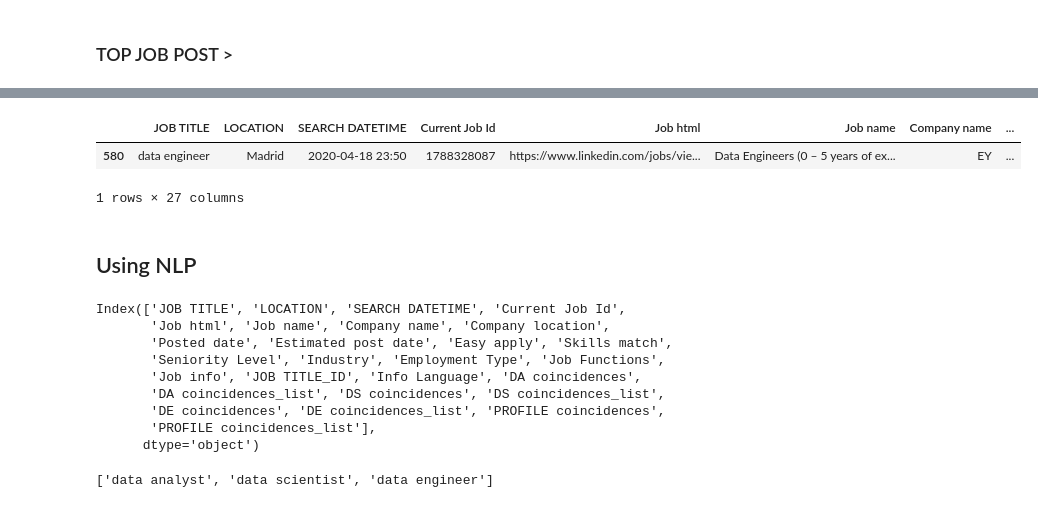
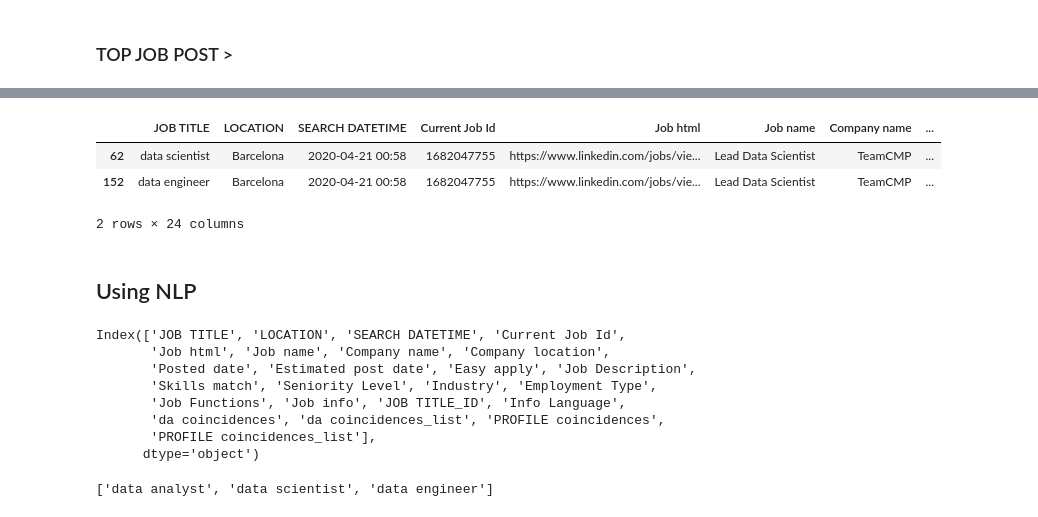
Before and after one commit to CristopherRL/Ironhack-Final_Project-Optimized_Job_Search_project, a Jupyter notebook: notebooks/2. Analyze.ipynb, the cells around one changed output, grey strips where cells are left out. Drawn from its saved outputs; the diff is of its cells as text; code cells hidden in the pictures.

```diff
--- a/notebooks/2. Analyze.ipynb
+++ b/notebooks/2. Analyze.ipynb
@@ -112,14 +123,16 @@ df_profile
 # %% [markdown]
 #### > JOBS:
 # %%
+
+#f'../data/raw/df_jobs_Madrid_2020-04-18 23.50.csv',
 #f'..\\data\\raw\\df_jobs_Madrid_2020-04-18 23.50.csv'
 if platform.system() == 'Linux':
-    df_jobs_raw = pd.read_csv(f'../data/raw/df_jobs_Madrid_2020-04-18 23.50.csv',
+    df_jobs_raw = pd.read_csv(f'../data/raw/df_jobs_Barcelona_2020-04-21 00.58.csv',
                               sep = ';',
                               encoding= 'utf8',
                   )
 elif platform.system() == 'Windows':
-    df_jobs_raw = pd.read_csv(f'..\\data\\raw\\df_jobs_Madrid_2020-04-18 23.50.csv',
+    df_jobs_raw = pd.read_csv(f'..\\data\\raw\\df_jobs_Barcelona_2020-04-21 00.58.csv',
                               sep = ';',
                               encoding= 'utf8',
                   )
@@ -349,18 +329,24 @@ DA_list
+# %%
+jobs_list = list(df_jobs['JOB TITLE'].unique()) #only jobs that searcht has been taken
 # %%
-df_jobs['DA coincidences'] = \
-df_jobs['Job info'].apply(lambda x: coincidencias(DA_list,clean_text(x)))
-df_jobs['DA coincidences_list'] = \
-df_jobs['Job info'].apply(lambda x: list_coincidencias(DA_list,clean_text(x)))
 
-df_jobs['DS coincidences'] = \
-df_jobs['Job info'].apply(lambda x: coincidencias(DS_list,clean_text(x)))
-df_jobs['DS coincidences_list'] = \
-df_jobs['Job info'].apply(lambda x: list_coincidencias(DS_list,clean_text(x)))
+for j in jobs_list:
+    skills_list = dic_key_words.get(j) #dictionary
 
-df_jobs['DE coincidences'] = \
-df_jobs['Job info'].apply(lambda x: coincidencias(DE_list,clean_text(x)))
-df_jobs['DE coincidences_list'] = \
-df_jobs['Job info'].apply(lambda x: list_coincidencias(DE_list,clean_text(x)))
+    df_jobs[f'{j[0:2]} coincidences'] = \
+    df_jobs['Job info'].apply(lambda x: coincidencias(skills_list,clean_text(x)))
+    df_jobs[f'{j[0:2]} coincidences_list'] = \
+    df_jobs['Job info'].apply(lambda x: list_coincidencias(skills_list,clean_text(x)))
+
+#     df_jobs['DS coincidences'] = \
+#     df_jobs['Job info'].apply(lambda x: coincidencias(DS_list,clean_text(x)))
+#     df_jobs['DS coincidences_list'] = \
+#     df_jobs['Job info'].apply(lambda x: list_coincidencias(DS_list,clean_text(x)))
+
+#     df_jobs['DE coincidences'] = \
+#     df_jobs['Job info'].apply(lambda x: coincidencias(DE_list,clean_text(x)))
+#     df_jobs['DE coincidences_list'] = \
+#     df_jobs['Job info'].apply(lambda x: list_coincidencias(DE_list,clean_text(x)))
 # %% [markdown]
 #### profile >
 # %%
@@ -446,9 +423,10 @@ df_jobs.sort_values(by=['PROFILE coincidences'], ascending=False).head(top)
 # %%
-df_jobs[df_jobs['Current Job Id']==1788328087]
+df_jobs[df_jobs['Current Job Id']==1682047755]
 # %% [output]
 |  | JOB TITLE | LOCATION | SEARCH DATETIME | Current Job Id | Job html | Job name | Company name | ... |
-| 580 | data engineer | Madrid | 2020-04-18 23:50 | 1788328087 | https://www.linkedin.com/jobs/vie... | Data Engineers (0 – 5 years of ex... | EY | ... |
+| 62 | data scientist | Barcelona | 2020-04-21 00:58 | 1682047755 | https://www.linkedin.com/jobs/vie... | Lead Data Scientist | TeamCMP | ... |
+| 152 | data engineer | Barcelona | 2020-04-21 00:58 | 1682047755 | https://www.linkedin.com/jobs/vie... | Lead Data Scientist | TeamCMP | ... |
-1 rows × 27 columns
+2 rows × 24 columns
 # %% [markdown]
 ## Using NLP
 # %%
@@ -459,11 +437,10 @@ df_jobs.columns
 # %% [output]
 Index(['JOB TITLE', 'LOCATION', 'SEARCH DATETIME', 'Current Job Id',
        'Job html', 'Job name', 'Company name', 'Company location',
-       'Posted date', 'Estimated post date', 'Easy apply', 'Skills match',
-       'Seniority Level', 'Industry', 'Employment Type', 'Job Functions',
-       'Job info', 'JOB TITLE_ID', 'Info Language', 'DA coincidences',
-       'DA coincidences_list', 'DS coincidences', 'DS coincidences_list',
-       'DE coincidences', 'DE coincidences_list', 'PROFILE coincidences',
+       'Posted date', 'Estimated post date', 'Easy apply', 'Job Description',
+       'Skills match', 'Seniority Level', 'Industry', 'Employment Type',
+       'Job Functions', 'Job info', 'JOB TITLE_ID', 'Info Language',
+       'da coincidences', 'da coincidences_list', 'PROFILE coincidences',
        'PROFILE coincidences_list'],
       dtype='object')
 # %%
```
Also changed, not shown: parts of 63 cells of this notebook, 5 other files.
